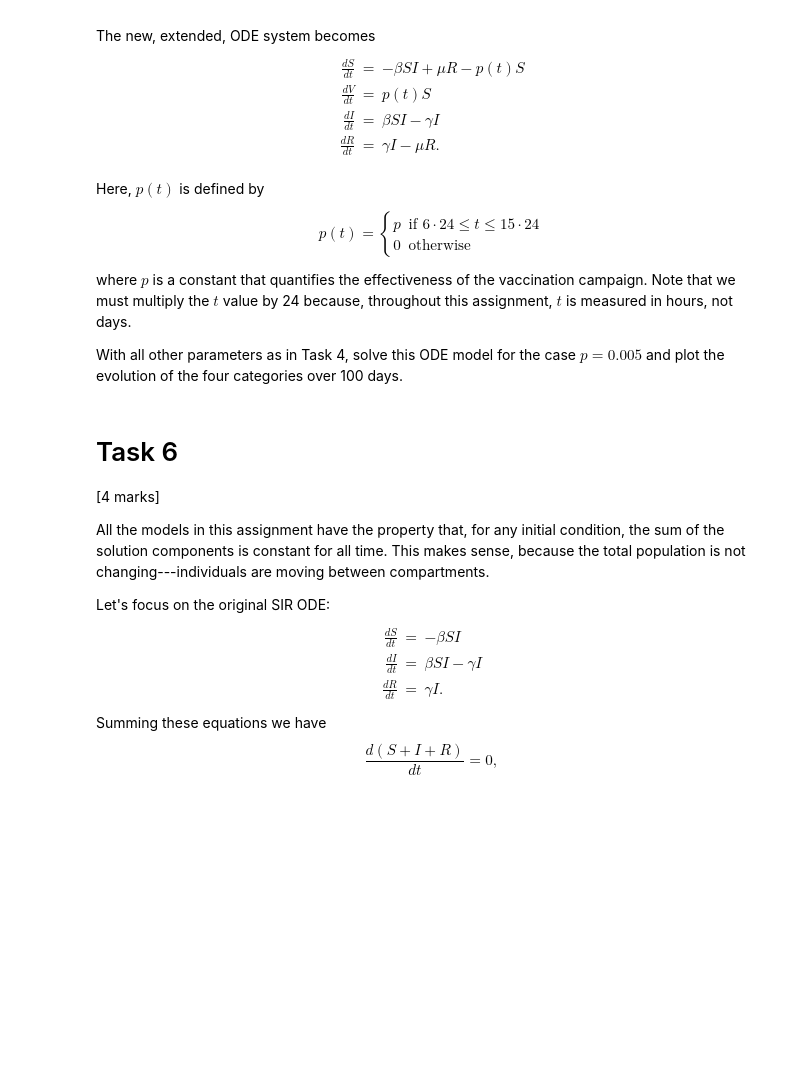
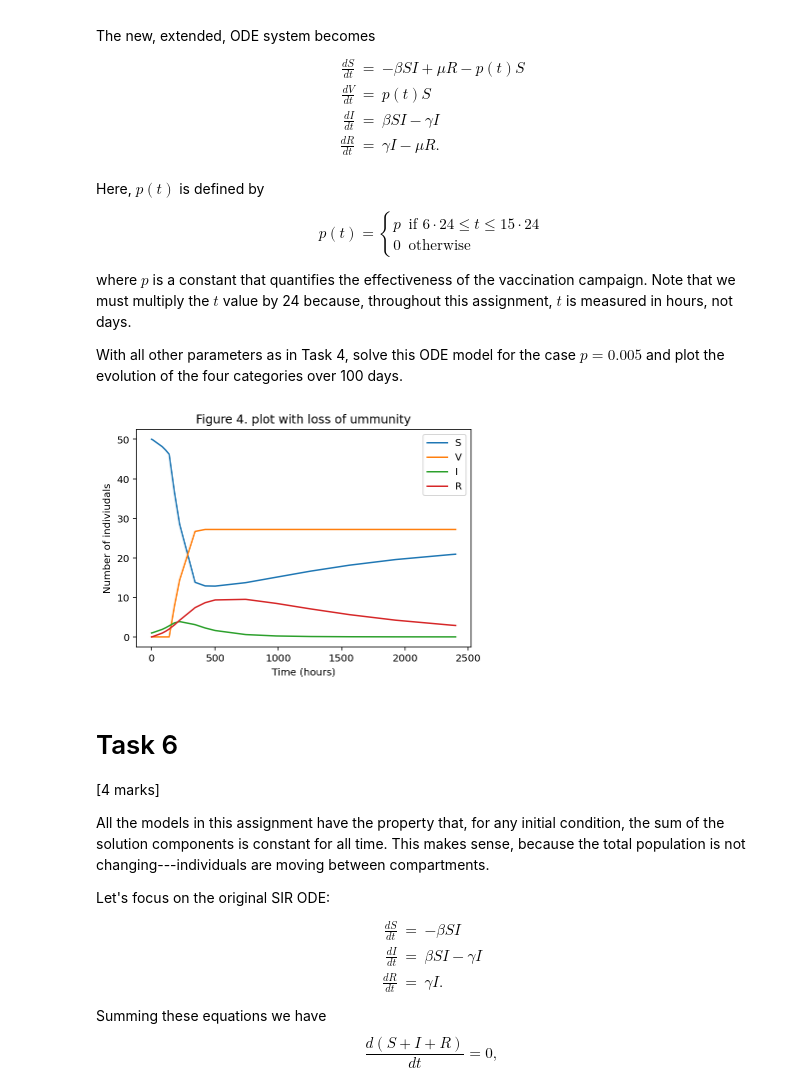
Before and after one commit to Zhaoweiliang/Day-Head-energy-Opti-Project, a Jupyter notebook: 2023_CA2.ipynb, the cells around one changed output. Saved outputs shown, nothing was run; the diff lists cells and outputs as text; code cells hidden in the pictures; blank space fills up the shorter version.

```diff
--- a/2023_CA2.ipynb
+++ b/2023_CA2.ipynb
@@ -356,3 +374,33 @@ $p=0.005$ and plot the evolution of the four categories over 100 days.
+# %%
+## Task 4
+
+# Create an array with the initial conditions
+y0=np.array([50,0,1,0])
+
+# Create a partial version of the equations function specifying the parameter values
+eqs1 = partial(SIRV_eqs, beta=0.00033, gamma=0.0085,u=1/(50*24))
+
+# Use solve_ivp to solve the model with the specified equations and parameter
+# values (eqs1), initial conditions (y0), and simulate up to 800 hours.
+
+sol = solve_ivp(eqs1, [0,2400], y0,dense_output=True)
+
+# Plot solution
+plt.figure(4)
+plt.plot(sol.t, sol.y[0],label='S')
+plt.plot(sol.t, sol.y[1],label='V')
+plt.plot(sol.t, sol.y[2],label='I')
+plt.plot(sol.t, sol.y[3],label='R')
+
+# Label axis
+plt.xlabel('Time (hours)')
+plt.ylabel('Number of indiviudals')
+# Create a title and a legend
+plt.title('Figure 4. plot with loss of ummunity')
+plt.legend()
+plt.show()
+# %% [output]
+[figure, added]
 # %% [markdown]
 # Task 6
 [4 marks]
```
Also changed, not shown: parts of 4 cells of this notebook, 3 other files.
